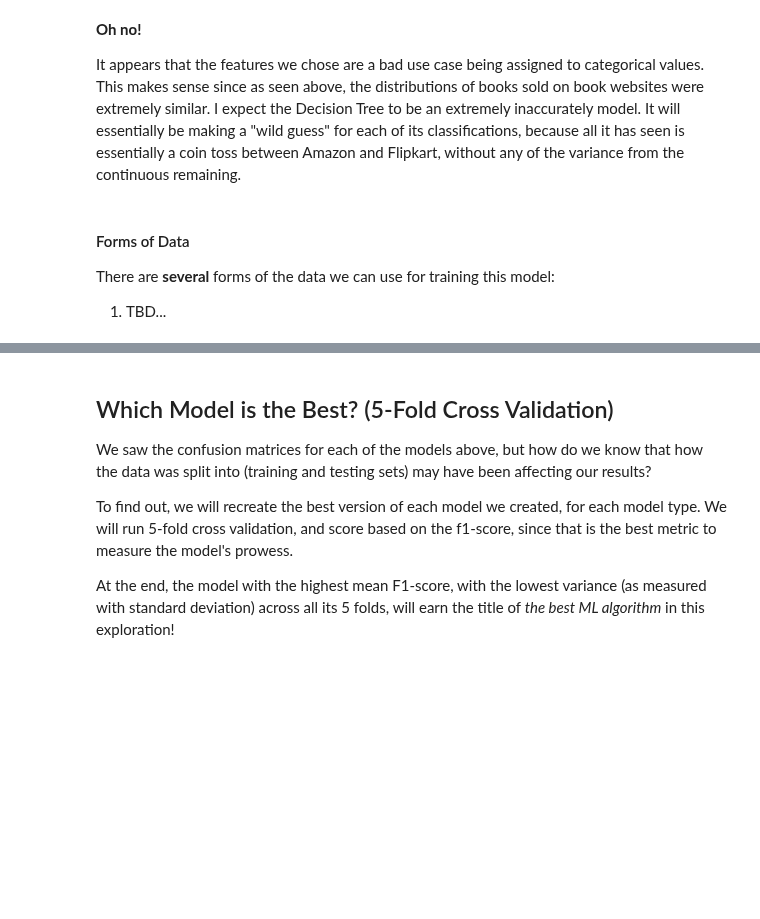
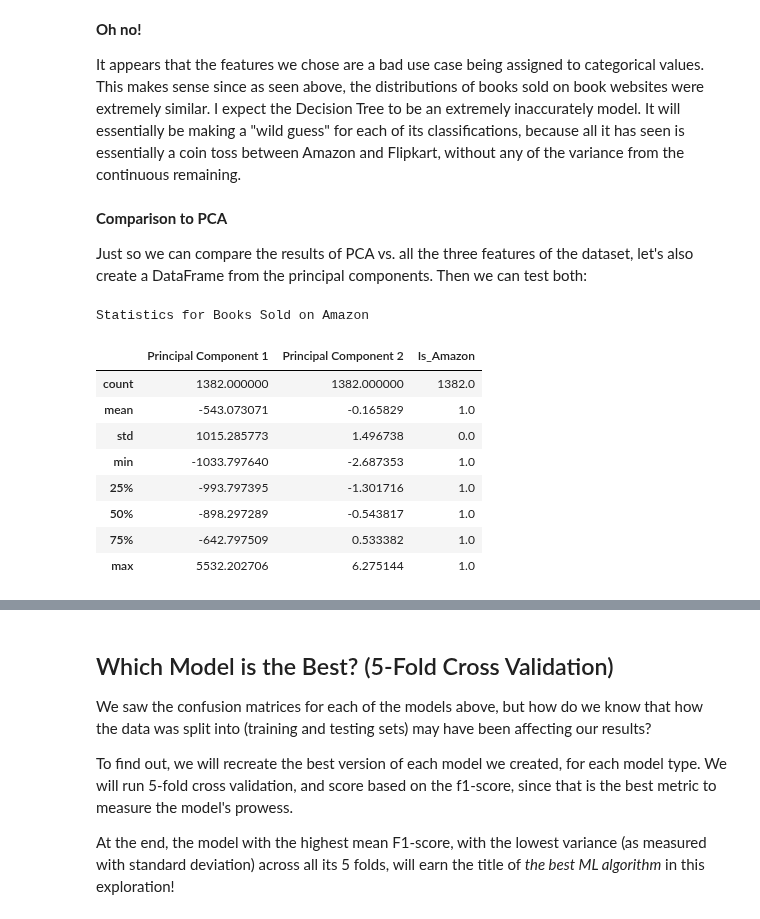
Before and after one commit to UPstartDeveloper/bookstore-classifier, a Jupyter notebook: classifications.ipynb, the cells around one changed output, grey strips where cells are left out. Drawn from its saved outputs; the diff is of its cells as text; code cells hidden in the pictures; blank space fills up the shorter version.

Commit message:
Binarize the principal components of the dataset.

```diff
--- a/classifications.ipynb
+++ b/classifications.ipynb
@@ -1497,8 +1497,36 @@ See the caveats in the documentation: https://pandas.pydata.org/pandas-docs/stab
 **Oh no!**
 
 It appears that the features we chose are a bad use case being assigned to categorical values. This makes sense since as seen above, the distributions of books sold on book websites were extremely similar. I expect the Decision Tree to be an extremely inaccurately model. It will essentially be making a "wild guess" for each of its classifications, because all it has seen is essentially a coin toss between Amazon and Flipkart, without any of the variance from the continuous remaining.
-# %% [markdown]
-#### Forms of Data
-
-There are **several** forms of the data we can use for training this model:
-1. TBD...
+# %% [markdown]
+**Comparison to PCA**
+
+Just so we can compare the results of PCA vs. all the three features of the dataset, let's also create a DataFrame from the principal components. Then we can test both:
+# %%
+# make a df from the principal components
+X_reduced = pca.transform(X)
+comp_names = ['Principal Component 1', 'Principal Component 2']
+pca_df = pd.DataFrame(X_reduced, columns=comp_names)
+# all_books_mixed['Is_Amazon']
+# create list of 1's and 0's for the label column
+labels = list()
+for i in range(len(pca_df)):
+    if i % 2 == 0:
+        labels.append(1)
+    else:
+        labels.append(0)
+pca_df['Is_Amazon'] = labels
+# %%
+# make stats on pca_df
+pca_stats = print_book_stats(1, pca_df)
+pca_stats
+# %% [output]
+Statistics for Books Sold on Amazon
+|  | Principal Component 1 | Principal Component 2 | Is_Amazon |
+| count | 1382.000000 | 1382.000000 | 1382.0 |
+| mean | -543.073071 | -0.165829 | 1.0 |
+| std | 1015.285773 | 1.496738 | 0.0 |
+| min | -1033.797640 | -2.687353 | 1.0 |
+| 25% | -993.797395 | -1.301716 | 1.0 |
+| 50% | -898.297289 | -0.543817 | 1.0 |
+| 75% | -642.797509 | 0.533382 | 1.0 |
+| max | 5532.202706 | 6.275144 | 1.0 |
```
Also changed, not shown: parts of 5 cells of this notebook.
